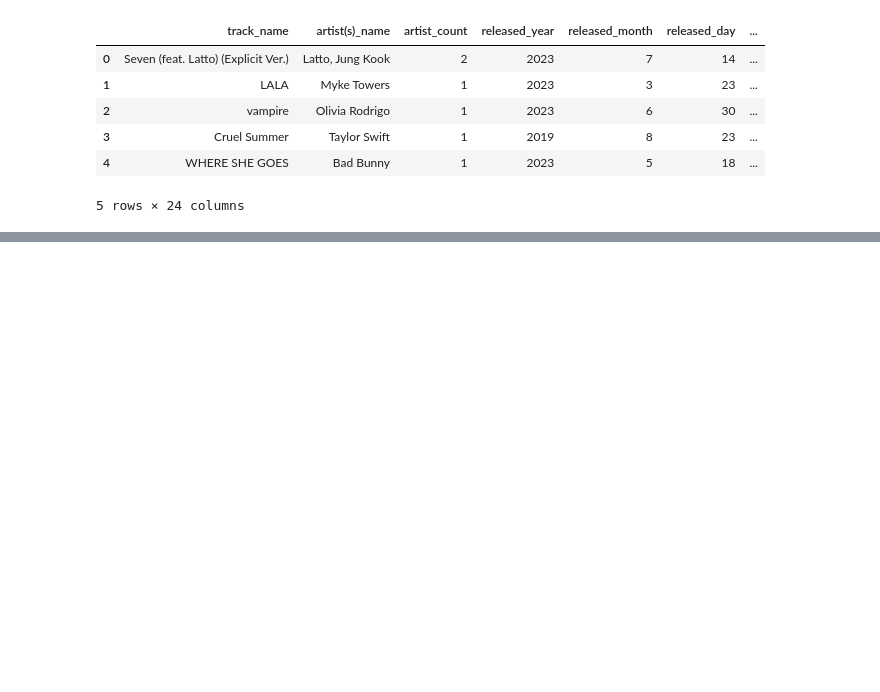
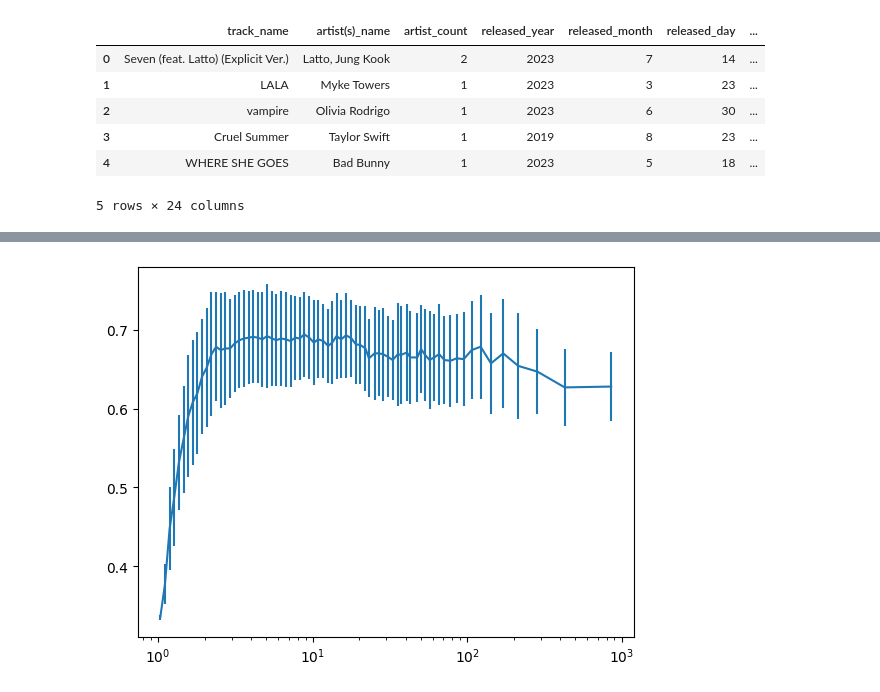
Before and after one commit to ZakITx/SY09_projet, a Jupyter notebook: MULTIVARIATE/knn_class_streams.ipynb, the cells around one changed output, grey strips where cells are left out. Cells and saved outputs as stored; diff of their text form; code cells hidden in the pictures; blank space fills up the shorter version.

```diff
--- a/MULTIVARIATE/knn_class_streams.ipynb
+++ b/MULTIVARIATE/knn_class_streams.ipynb
@@ -198,0 +338,3 @@ ax, pca = plot_clustering(X, y)
+# %%
+X = df_knn_without_artists.iloc[:, :-1]
+y = df_knn_without_artists.iloc[:, -1]
@@ -198,0 +350,8 @@ ax, pca = plot_clustering(X, y)
+# %%
+# De 1 à 953 voisins (exclu), échelle logarithmique
+n_neighbors_list = np.unique(np.round(np.geomspace(1, 953,100)).astype(int))
+param_grid = {"n_neighbors": n_neighbors_list}
+cls = KNeighborsClassifier()
+search = GridSearchCV(cls, param_grid, scoring="accuracy", cv=10)
+search.fit(X, y)
+search.best_params_
@@ -198,0 +377,17 @@ ax, pca = plot_clustering(X, y)
+# %%
+df = pd.DataFrame(
+(
+dict(n_neighbors=d["n_neighbors"], error=e, std=s)
+for d, e, s in zip(
+search.cv_results_["params"],
+search.cv_results_["mean_test_score"],
+search.cv_results_["std_test_score"],
+)
+)
+)
+n = 9/10 * len(y)
+plt.errorbar(n/df["n_neighbors"], df["error"], yerr=df["std"])
+plt.xscale("log")
+plt.show()
+# %% [output]
+[figure, added]
```
Also changed, not shown: parts of 24 cells of this notebook.
